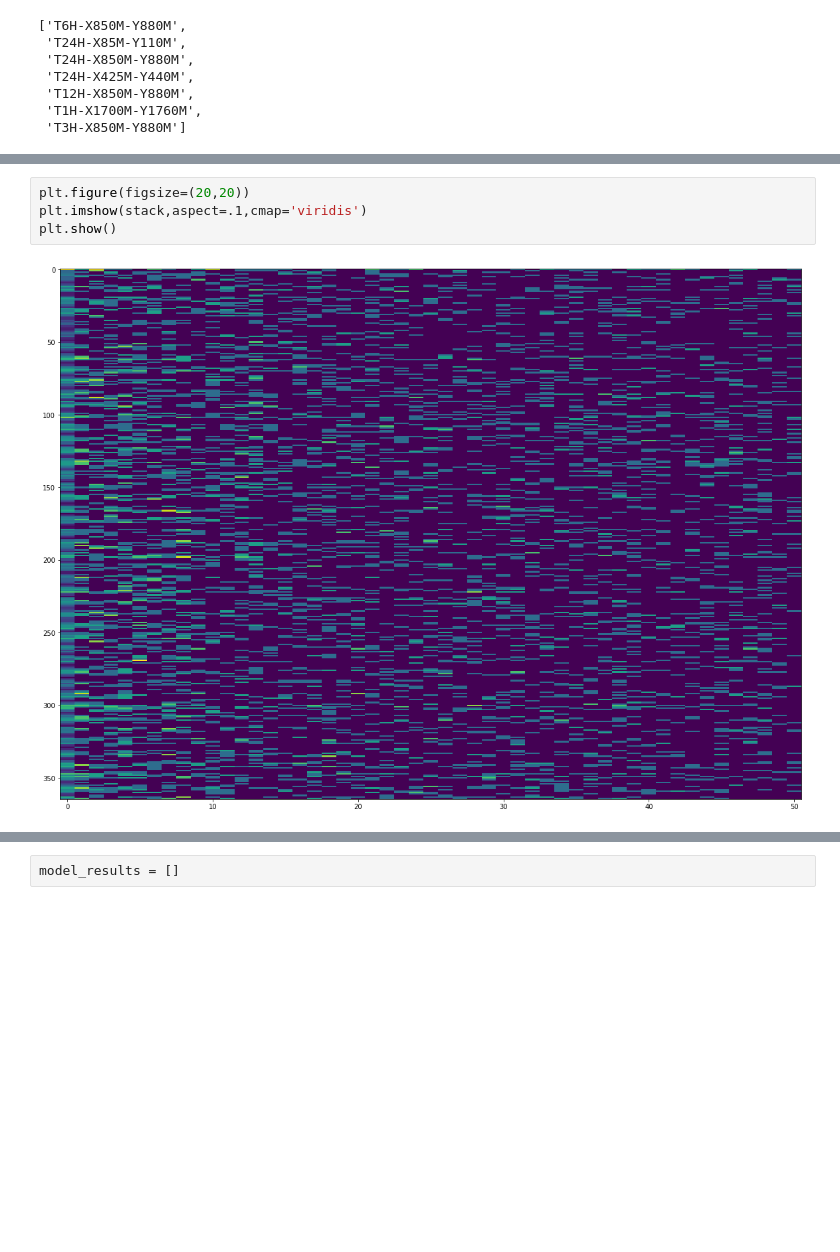
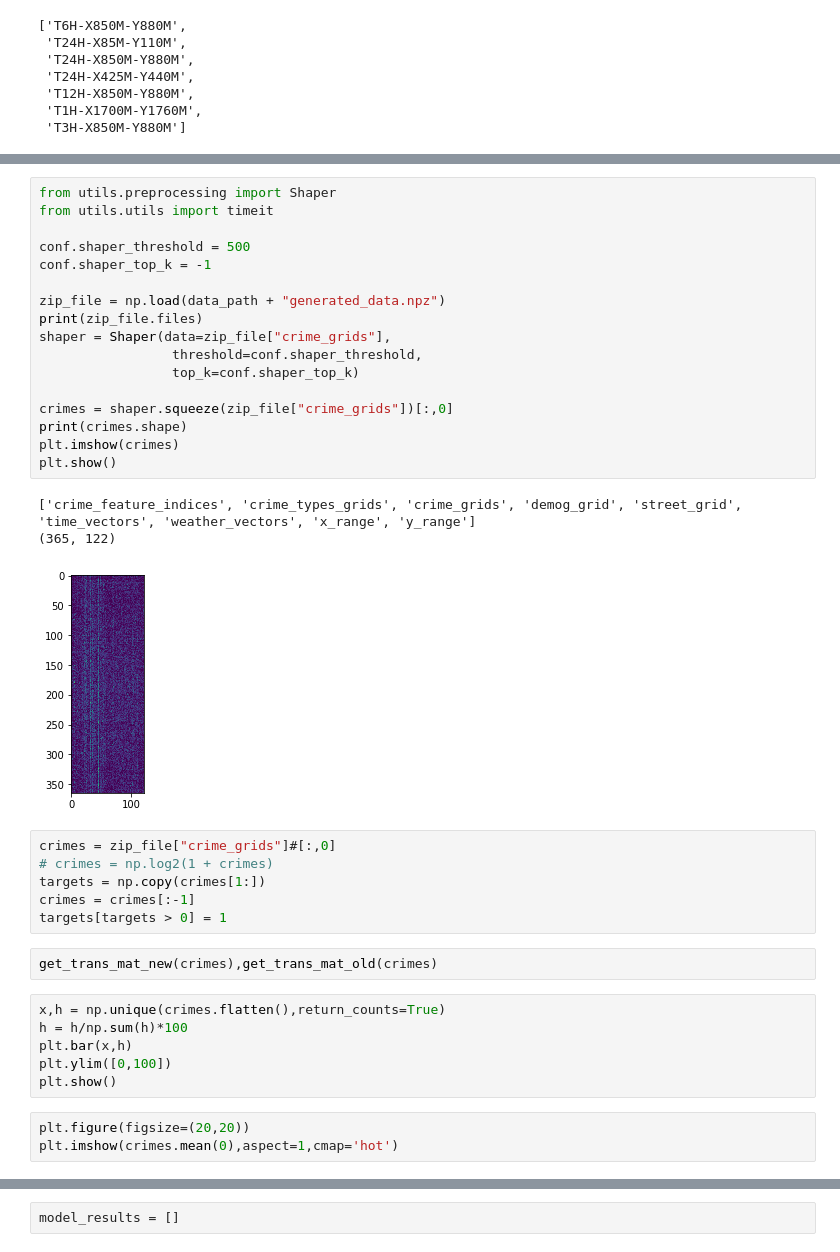
Before and after one commit to bernsblack/masters, a Jupyter notebook: run_baseline_models.ipynb, the cells around one changed output, grey strips where cells are left out. Drawn from its saved outputs; the diff is of its cells as text; blank space fills up the shorter version.

```diff
--- a/run_baseline_models.ipynb
+++ b/run_baseline_models.ipynb
@@ -101,6 +141,38 @@ stack = np.hstack([mean, crimes])
+# %%
+from utils.preprocessing import Shaper
+from utils.utils import timeit
+
+conf.shaper_threshold = 500
+conf.shaper_top_k = -1
+
+zip_file = np.load(data_path + "generated_data.npz")
+print(zip_file.files)
+shaper = Shaper(data=zip_file["crime_grids"],
+                 threshold=conf.shaper_threshold,
+                 top_k=conf.shaper_top_k)
+
+crimes = shaper.squeeze(zip_file["crime_grids"])[:,0]
+print(crimes.shape)
+plt.imshow(crimes)
+plt.show()
+# %% [output]
+['crime_feature_indices', 'crime_types_grids', 'crime_grids', 'demog_grid', 'street_grid', 'time_vectors', 'weather_vectors', 'x_range', 'y_range']
+(365, 122)
+[figure, added]
+# %%
+crimes = zip_file["crime_grids"]#[:,0]
+# crimes = np.log2(1 + crimes)
+targets = np.copy(crimes[1:])
+crimes = crimes[:-1]
+targets[targets > 0] = 1
+# %%
+get_trans_mat_new(crimes),get_trans_mat_old(crimes)
+# %%
+x,h = np.unique(crimes.flatten(),return_counts=True)
+h = h/np.sum(h)*100
+plt.bar(x,h)
+plt.ylim([0,100])
+plt.show()
 # %%
 plt.figure(figsize=(20,20))
-plt.imshow(stack,aspect=.1,cmap='viridis')
-plt.show()
+plt.imshow(crimes.mean(0),aspect=1,cmap='hot')
-# %% [output]
-[figure, removed]
```
Also changed, not shown: parts of 43 cells of this notebook, 10 other files.
